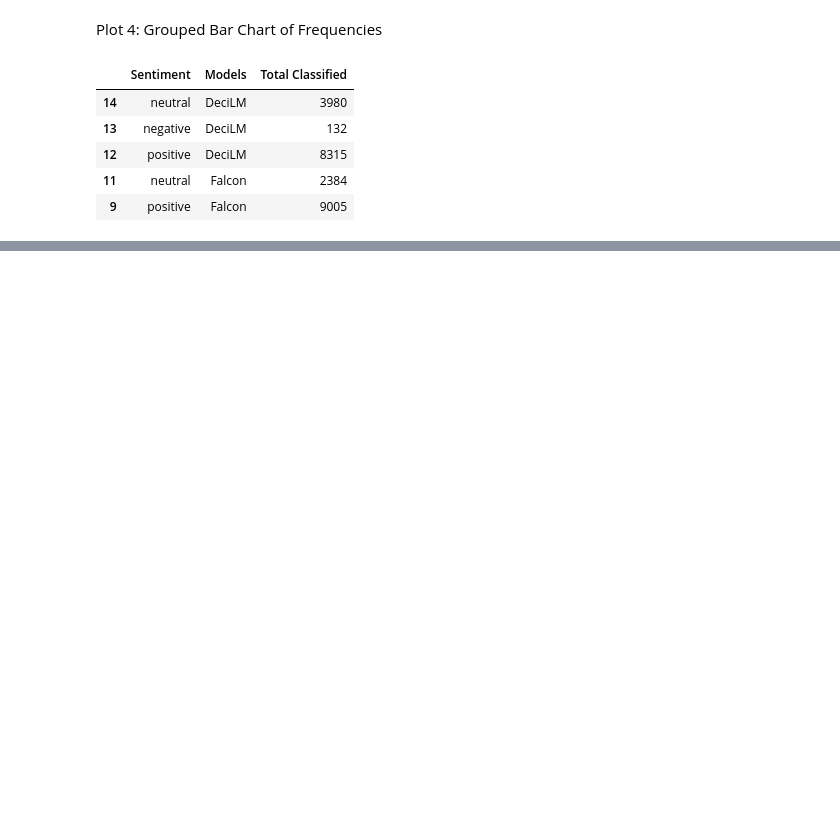
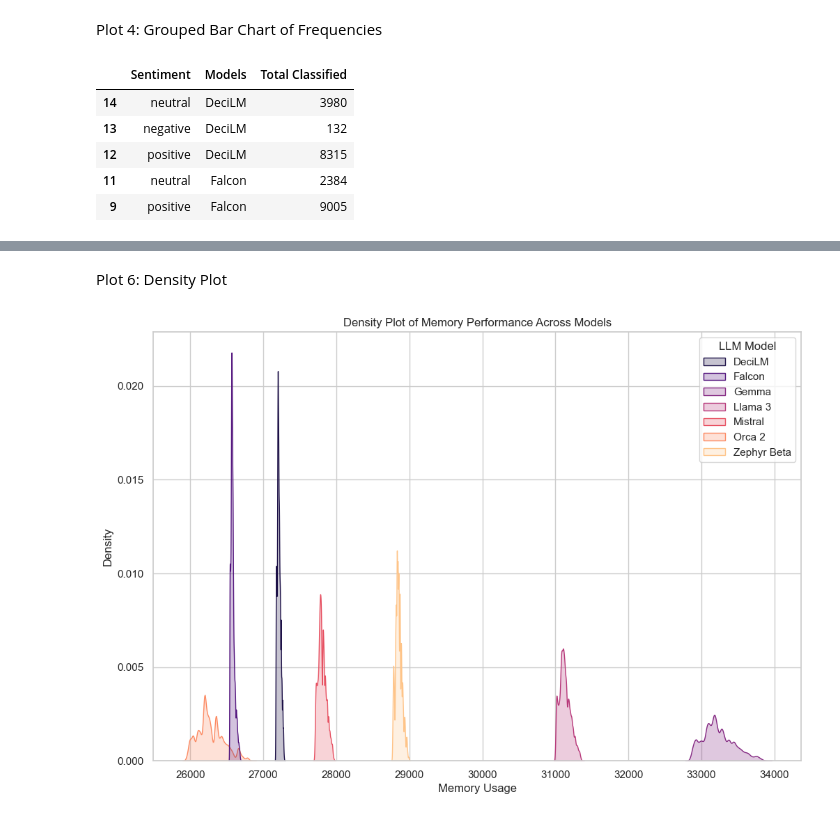
Before and after one commit to data-sci-capstone/copilot, a Jupyter notebook: Evaluation/sentiment-eval-models.ipynb, the cells around one changed output, grey strips where cells are left out. Drawn from its saved outputs; the diff is of its cells as text; code cells hidden in the pictures; blank space fills up the shorter version.

```diff
--- a/Evaluation/sentiment-eval-models.ipynb
+++ b/Evaluation/sentiment-eval-models.ipynb
@@ -553,0 +607,16 @@ plt.show()
+# %% [markdown]
+Plot 6: Density Plot
+# %%
+# Create the density plot
+plt.figure(figsize=(12, 8))
+sns.kdeplot(data=melted_boxplot_df, x='Memory Usage', hue='LLM Model', fill=True, common_norm=False, palette="magma")
+
+# Add title and labels
+plt.title('Density Plot of Memory Performance Across Models')
+plt.xlabel('Memory Usage')
+plt.ylabel('Density')
+
+# Show the plot
+plt.show()
+# %% [output]
+[figure, added]
```
Also changed, not shown: parts of 6 cells of this notebook.
